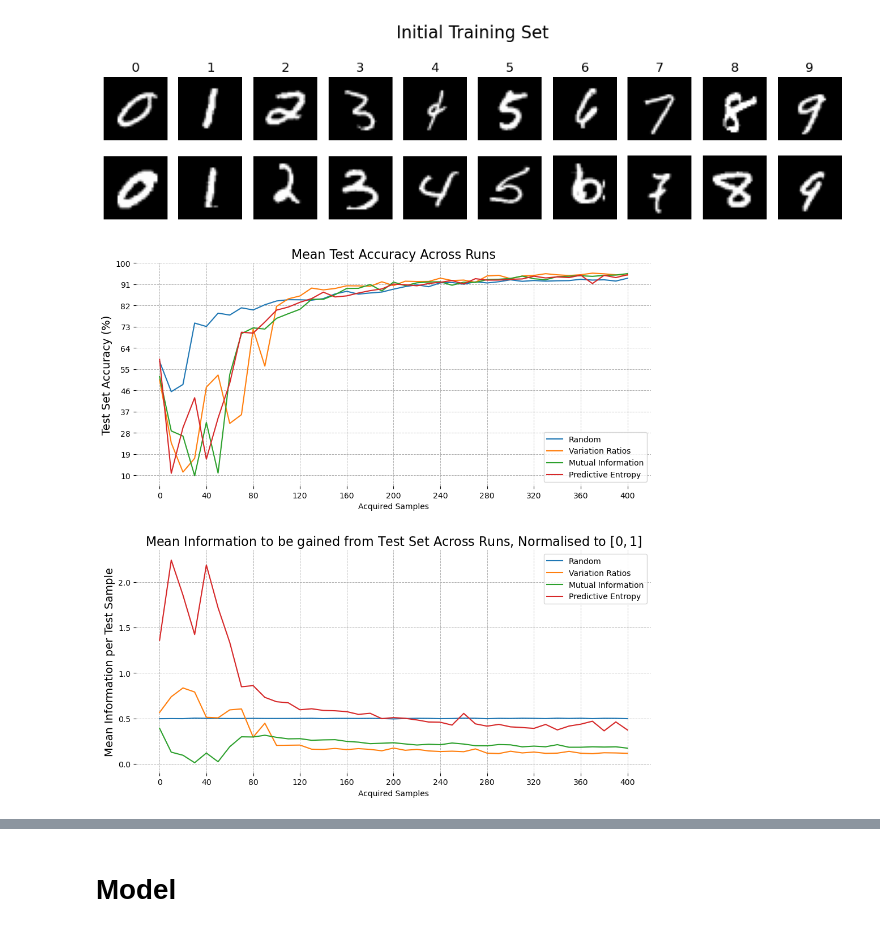
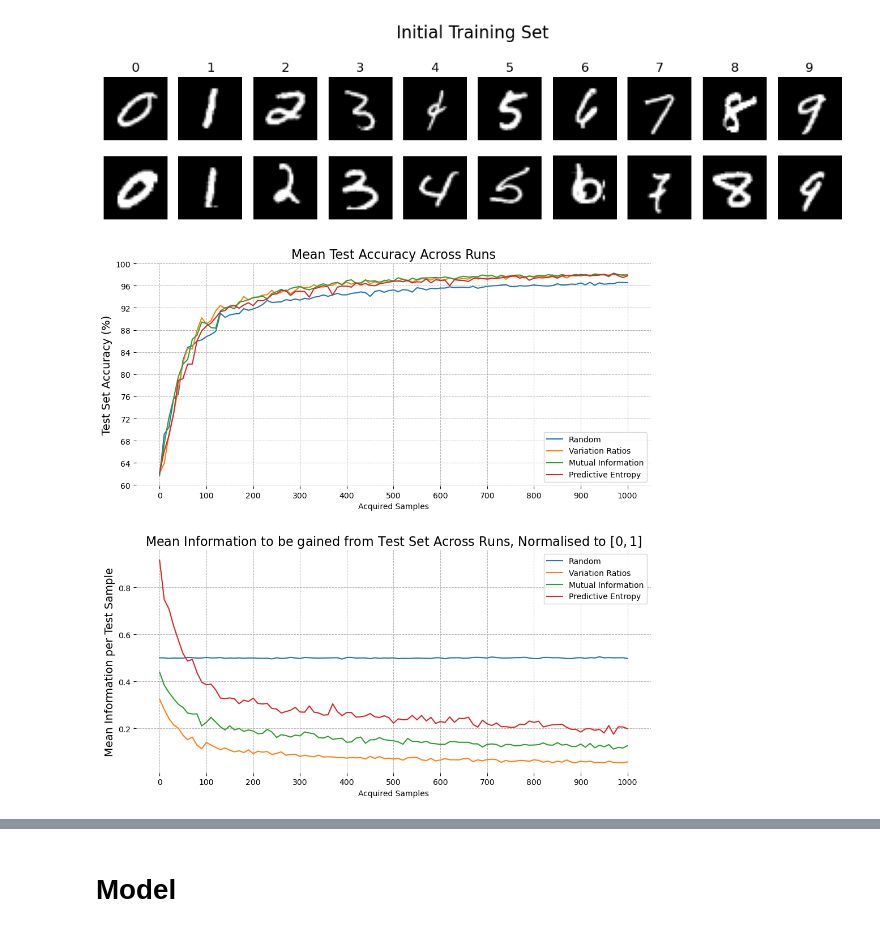
Before and after one commit to pilzpascal/2024s-bsc-practical-work, a Jupyter notebook: prototyping.ipynb, the cells around one changed output, grey strips where cells are left out. Cells and saved outputs as stored; diff of their text form; code cells hidden in the pictures.

```diff
--- a/prototyping.ipynb
+++ b/prototyping.ipynb
@@ -134,16 +136,16 @@ test   10_000   0.005  1.008
 [figure]
 [figure]
 # %%
-from utils import visualise_active_learning_experiments
+from utils import visualise_experiments, EXPERIMENT_SAVE_PATH
 import pickle
 
-save_path = './Experiment Results/expID-20240908_223004'
+save_path = EXPERIMENT_SAVE_PATH + 'expID-20240909_184325'
 with open(save_path, 'rb') as handle:
     loaded_experiment_results = pickle.load(handle)
 
-visualise_active_learning_experiments(loaded_experiment_results)
+visualise_experiments(loaded_experiment_results)
 # %% [output]
-[figure, old version]
+[figure, new version]
 # %%
 import os
 
```
Also changed, not shown: parts of 2 cells of this notebook, 4 other files.
